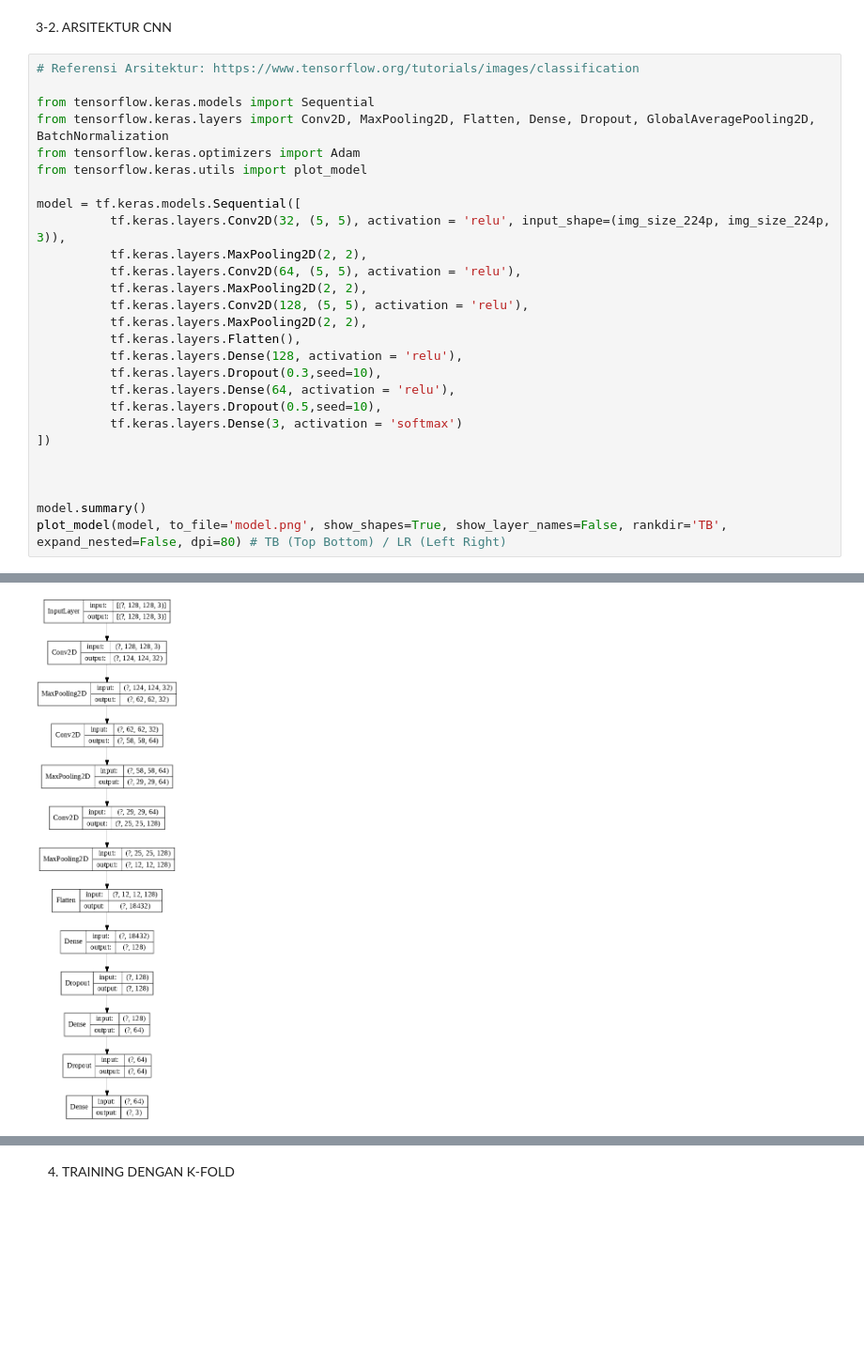
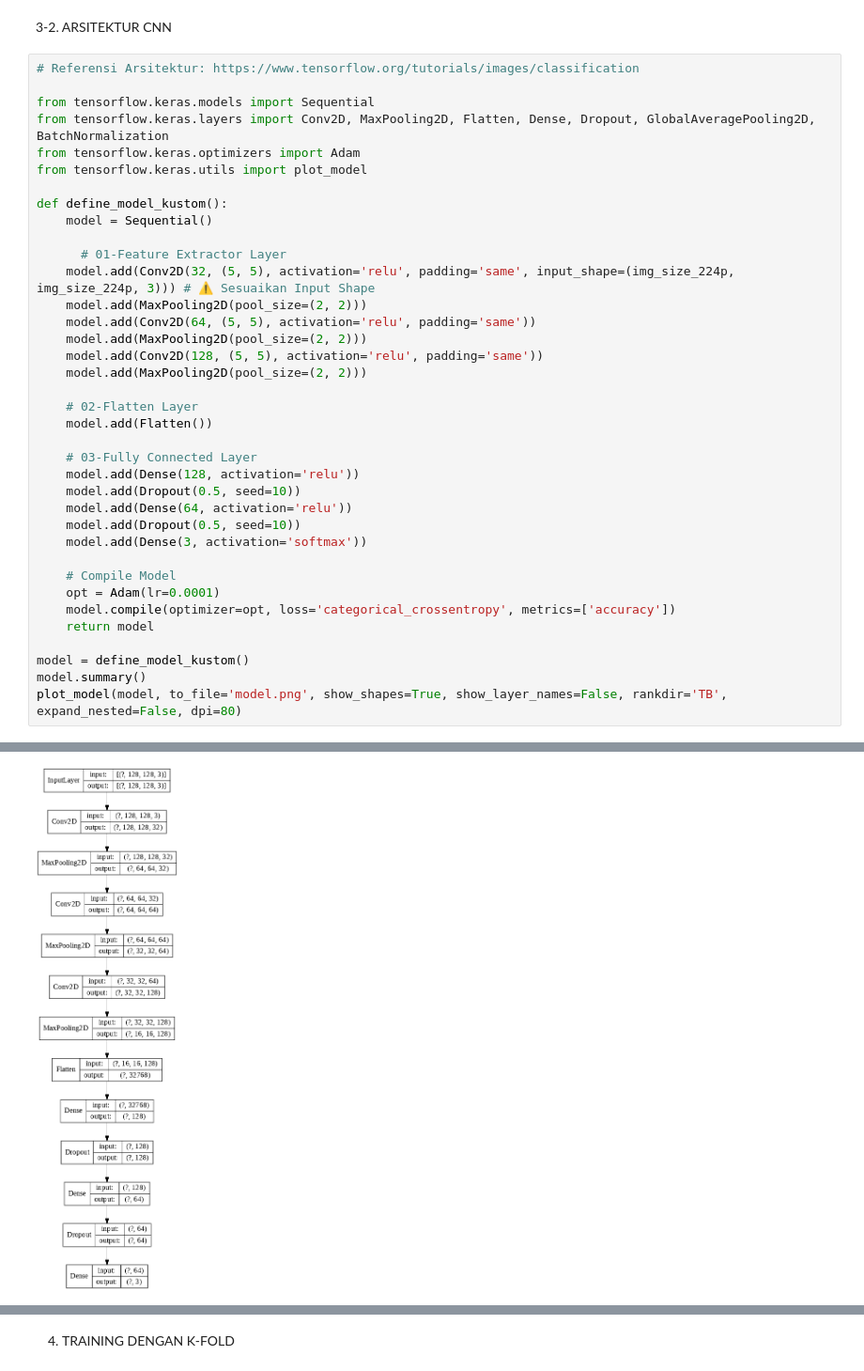
Before and after one commit to BudiAtu/skripsi-cnn-chili, a Jupyter notebook: skripsi.ipynb, the cells around one changed output, grey strips where cells are left out. Shown at 94% size. Drawn from its saved outputs; the diff is of its cells as text; blank space fills up the shorter version.

```diff
--- a/skripsi.ipynb
+++ b/skripsi.ipynb
@@ -373,23 +363,33 @@ from tensorflow.keras.layers import Conv2D, MaxPooling2D, Flatten, Dense, Dropou
 from tensorflow.keras.optimizers import Adam
 from tensorflow.keras.utils import plot_model
 
-model = tf.keras.models.Sequential([
-          tf.keras.layers.Conv2D(32, (5, 5), activation = 'relu', input_shape=(img_size_224p, img_size_224p, 3)),
-          tf.keras.layers.MaxPooling2D(2, 2),
-          tf.keras.layers.Conv2D(64, (5, 5), activation = 'relu'),
-          tf.keras.layers.MaxPooling2D(2, 2),
-          tf.keras.layers.Conv2D(128, (5, 5), activation = 'relu'),
-          tf.keras.layers.MaxPooling2D(2, 2),
-          tf.keras.layers.Flatten(),
-          tf.keras.layers.Dense(128, activation = 'relu'),
-          tf.keras.layers.Dropout(0.3,seed=10),
-          tf.keras.layers.Dense(64, activation = 'relu'),
-          tf.keras.layers.Dropout(0.5,seed=10),
-          tf.keras.layers.Dense(3, activation = 'softmax')
-])
+def define_model_kustom():
+    model = Sequential()
 
+      # 01-Feature Extractor Layer
+    model.add(Conv2D(32, (5, 5), activation='relu', padding='same', input_shape=(img_size_224p, img_size_224p, 3))) # ⚠️ Sesuaikan Input Shape
+    model.add(MaxPooling2D(pool_size=(2, 2)))
+    model.add(Conv2D(64, (5, 5), activation='relu', padding='same'))
+    model.add(MaxPooling2D(pool_size=(2, 2)))
+    model.add(Conv2D(128, (5, 5), activation='relu', padding='same'))
+    model.add(MaxPooling2D(pool_size=(2, 2)))
 
+    # 02-Flatten Layer
+    model.add(Flatten())
 
+    # 03-Fully Connected Layer
+    model.add(Dense(128, activation='relu'))
+    model.add(Dropout(0.5, seed=10))
+    model.add(Dense(64, activation='relu'))
+    model.add(Dropout(0.5, seed=10))
+    model.add(Dense(3, activation='softmax'))
+
+    # Compile Model
+    opt = Adam(lr=0.0001)
+    model.compile(optimizer=opt, loss='categorical_crossentropy', metrics=['accuracy'])
+    return model
+
+model = define_model_kustom()
 model.summary()
-plot_model(model, to_file='model.png', show_shapes=True, show_layer_names=False, rankdir='TB', expand_nested=False, dpi=80) # TB (Top Bottom) / LR (Left Right)
+plot_model(model, to_file='model.png', show_shapes=True, show_layer_names=False, rankdir='TB', expand_nested=False, dpi=80)
 # %% [output]
@@ -411,3 +411,3 @@ Trainable params: 2,626,499
 Non-trainable params: 0
 _________________________________________________________________
-[figure, old version]
+[figure, new version]
```
Also changed, not shown: parts of 28 cells of this notebook.
